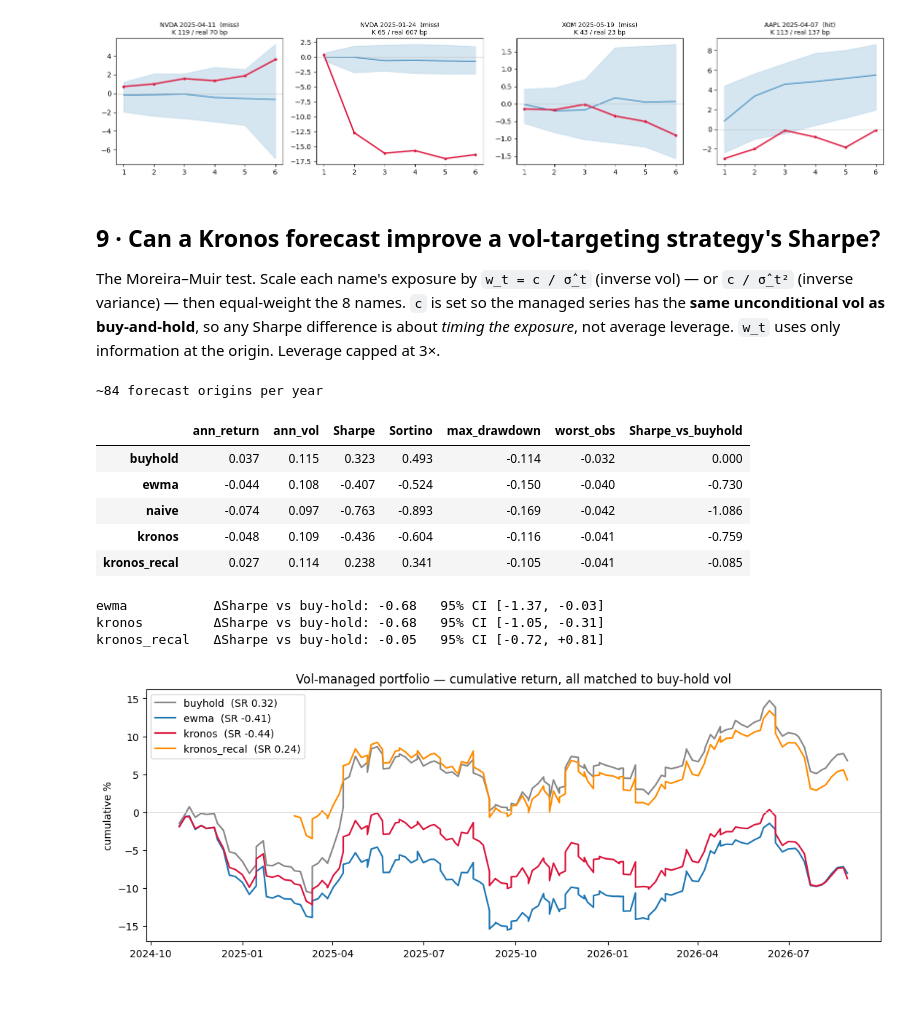
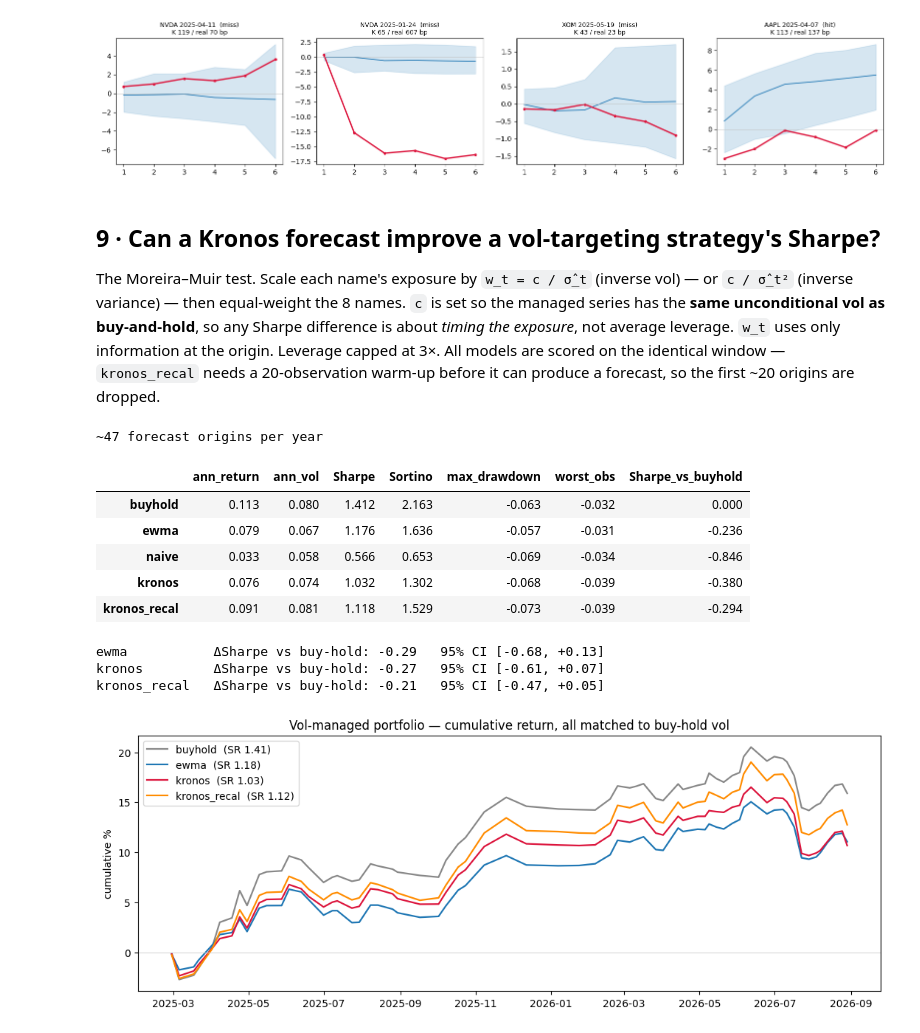
Before and after one commit to imanly97/kronos-evaluation, a Jupyter notebook: notebooks/probe_findings.ipynb, the cells around one changed output. Drawn from its saved outputs; the diff is of its cells as text; code cells hidden in the pictures; blank space fills up the shorter version.

```diff
--- a/notebooks/probe_findings.ipynb
+++ b/notebooks/probe_findings.ipynb
@@ -26,10 +31,20 @@ from pathlib import Path
 D = Path("research/probe_hourly_rv/data")
 d = pd.read_pickle(D / "probe_results.pkl").copy()
 d["origin"] = pd.to_datetime(d["origin"])
+
+# --- alignment: keep only origins shared by ALL tickers ------------------
+# The probe placed origins by index into each ticker's own bar array; JPM/XOM
+# had one fewer hourly bar, so ~34 of their 120 origins land on off dates.
+# Every cross-name calc below (esp. the portfolio in §9) needs a common grid.
+_shared = set.intersection(*(set(g["origin"]) for _, g in d.groupby("ticker")))
+_before = len(d)
+d = d[d["origin"].isin(_shared)].reset_index(drop=True)
+print(f"aligned to common origins: {d.origin.nunique()} origins x {d.ticker.nunique()} "
+      f"names = {len(d)} rows  (dropped {_before - len(d)} off-grid JPM/XOM rows)")
+
 d["hour"] = d["origin"].dt.hour
 d["month"] = d["origin"].dt.to_period("M")
 for c in ["realized","kronos","ewma","har","naive"]:
     d[f"log_{c}"] = np.log(d[c].clip(lower=1e-9))
-print(d.shape, "| origins", d.origin.min().date(), "->", d.origin.max().date())
 d.head()
 # %% [output]
@@ -293,7 +308,7 @@ fig, axes = plt.subplots(len(names), 1, figsize=(13, 2.2*len(names)), sharex=Tru
 for ax, tk in zip(axes, names):
     g = d[d["ticker"]==tk].sort_values("origin")
     ax.plot(g["origin"], g["realized"], lw=1.6, c="k", label="realised RV")
-    ax.plot(g["origin"], g["kronos_recal"], lw=1, c="crimson", alpha=.85, label="Kronos (recal)")
+    ax.plot(g["origin"], g["kronos"], lw=1, c="crimson", alpha=.85, label="Kronos")
     ax.plot(g["origin"], g["ewma"], lw=1, c="tab:blue", alpha=.85, label="EWMA")
     sp_k = g["kronos"].corr(g["realized"], "spearman")
     sp_e = g["ewma"].corr(g["realized"], "spearman")
@@ -391,7 +406,9 @@ The Moreira–Muir test. Scale each name's exposure by `w_t = c / σ̂_t` (inver
 vol) — or `c / σ̂_t²` (inverse variance) — then equal-weight the 8 names.
 `c` is set so the managed series has the **same unconditional vol as buy-and-hold**,
 so any Sharpe difference is about *timing the exposure*, not average leverage.
-`w_t` uses only information at the origin. Leverage capped at 3×.
+`w_t` uses only information at the origin. Leverage capped at 3×. All models are
+scored on the identical window — `kronos_recal` needs a 20-observation warm-up
+before it can produce a forecast, so the first ~20 origins are dropped.
 # %%
 cache = {tk: pd.read_pickle(f"research/probe_hourly_rv/data/hourly_cache/{tk}.pkl")
          for tk in names}
@@ -403,44 +420,46 @@ d["sess_ret"] = d.apply(session_ret, axis=1)
 PER_YR = 365.25 / ((d["origin"].max() - d["origin"].min()).days / d["origin"].nunique())
 print(f"~{PER_YR:.0f} forecast origins per year")
 # %% [output]
-~84 forecast origins per year
+~47 forecast origins per year
 # %%
 def managed_portfolio(power=1.0, cap=3.0):
     """return a DataFrame: index = origin timestamp, columns = model, values = portfolio return"""
     piv = {}
     for m in ["buyhold","ewma","naive","kronos","kronos_recal"]:
         parts = []
         for tk, g in d.groupby("ticker"):
             g = g.sort_values("origin")
             if m == "buyhold":
                 w = pd.Series(1.0, index=g.index)
             else:
                 raw = (1.0 / g[m].clip(1e-5)) ** power
                 w = (raw / raw.mean()).clip(upper=cap)
                 w *= g["sess_ret"].std() / (w * g["sess_ret"]).std()   # vol-match to buy-hold
             parts.append(pd.Series((w * g["sess_ret"]).values, index=g["origin"].values))
         piv[m] = pd.concat(parts).groupby(level=0).mean()   # equal-weight the names
-    return pd.DataFrame(piv).sort_index()
+    # dropna() -> every model scored on the identical window (kronos_recal needs
+    # a 20-obs warm-up before it produces a forecast)
+    return pd.DataFrame(piv).sort_index().dropna()
 
 def stats(r):
     sr = r.mean() / r.std() * np.sqrt(PER_YR)
     dd = (r.cumsum() - r.cumsum().cummax()).min()
     downside = r[r < 0].std()
     return pd.Series({"ann_return": r.mean()*PER_YR, "ann_vol": r.std()*np.sqrt(PER_YR),
                       "Sharpe": sr, "Sortino": r.mean()/downside*np.sqrt(PER_YR),
                       "max_drawdown": dd, "worst_obs": r.min()})
 
 pf = managed_portfolio(power=1.0)
 tbl = pf.apply(stats).T.round(3)
 tbl["Sharpe_vs_buyhold"] = (tbl["Sharpe"] - tbl.loc["buyhold","Sharpe"]).round(3)
 tbl
 # %% [output]
 |  | ann_return | ann_vol | Sharpe | Sortino | max_drawdown | worst_obs | Sharpe_vs_buyhold |
-| buyhold | 0.037 | 0.115 | 0.323 | 0.493 | -0.114 | -0.032 | 0.000 |
-| ewma | -0.044 | 0.108 | -0.407 | -0.524 | -0.150 | -0.040 | -0.730 |
-| naive | -0.074 | 0.097 | -0.763 | -0.893 | -0.169 | -0.042 | -1.086 |
-| kronos | -0.048 | 0.109 | -0.436 | -0.604 | -0.116 | -0.041 | -0.759 |
-| kronos_recal | 0.027 | 0.114 | 0.238 | 0.341 | -0.105 | -0.041 | -0.085 |
+| buyhold | 0.113 | 0.080 | 1.412 | 2.163 | -0.063 | -0.032 | 0.000 |
+| ewma | 0.079 | 0.067 | 1.176 | 1.636 | -0.057 | -0.031 | -0.236 |
+| naive | 0.033 | 0.058 | 0.566 | 0.653 | -0.069 | -0.034 | -0.846 |
+| kronos | 0.076 | 0.074 | 1.032 | 1.302 | -0.068 | -0.039 | -0.380 |
+| kronos_recal | 0.091 | 0.081 | 1.118 | 1.529 | -0.073 | -0.039 | -0.294 |
 # %%
 # is the Sharpe gap real, or sampling noise? block bootstrap over time.
 rng = np.random.default_rng(1)
@@ -460,9 +479,9 @@ for m in ["ewma","kronos","kronos_recal"]:
     mn, lo, hi = boot_sharpe_gap(m)
     print(f"{m:14s} ΔSharpe vs buy-hold: {mn:+.2f}   95% CI [{lo:+.2f}, {hi:+.2f}]")
 # %% [output]
-ewma           ΔSharpe vs buy-hold: -0.68   95% CI [-1.37, -0.03]
-kronos         ΔSharpe vs buy-hold: -0.68   95% CI [-1.05, -0.31]
-kronos_recal   ΔSharpe vs buy-hold: -0.05   95% CI [-0.72, +0.81]
+ewma           ΔSharpe vs buy-hold: -0.29   95% CI [-0.68, +0.13]
+kronos         ΔSharpe vs buy-hold: -0.27   95% CI [-0.61, +0.07]
+kronos_recal   ΔSharpe vs buy-hold: -0.21   95% CI [-0.47, +0.05]
 # %%
 # equity curves (all vol-matched to buy-hold)
 fig, ax = plt.subplots(figsize=(13, 4.5))
@@ -471,7 +490,7 @@ for m, c in [("buyhold","#888"), ("ewma","tab:blue"), ("kronos","crimson"), ("kr
 ax.set_title("Vol-managed portfolio — cumulative return, all matched to buy-hold vol")
 ax.set_ylabel("cumulative %"); ax.legend(); ax.axhline(0, c="#ccc", lw=.6); plt.show()
 # %% [output]
-[figure, old version]
+[figure, new version]
 # %%
 # robustness: variance-scaling (Moreira-Muir), and dropping the worst week
 print("inverse-VARIANCE scaling:")
```
Also changed, not shown: parts of 16 cells of this notebook, 1 other file.
